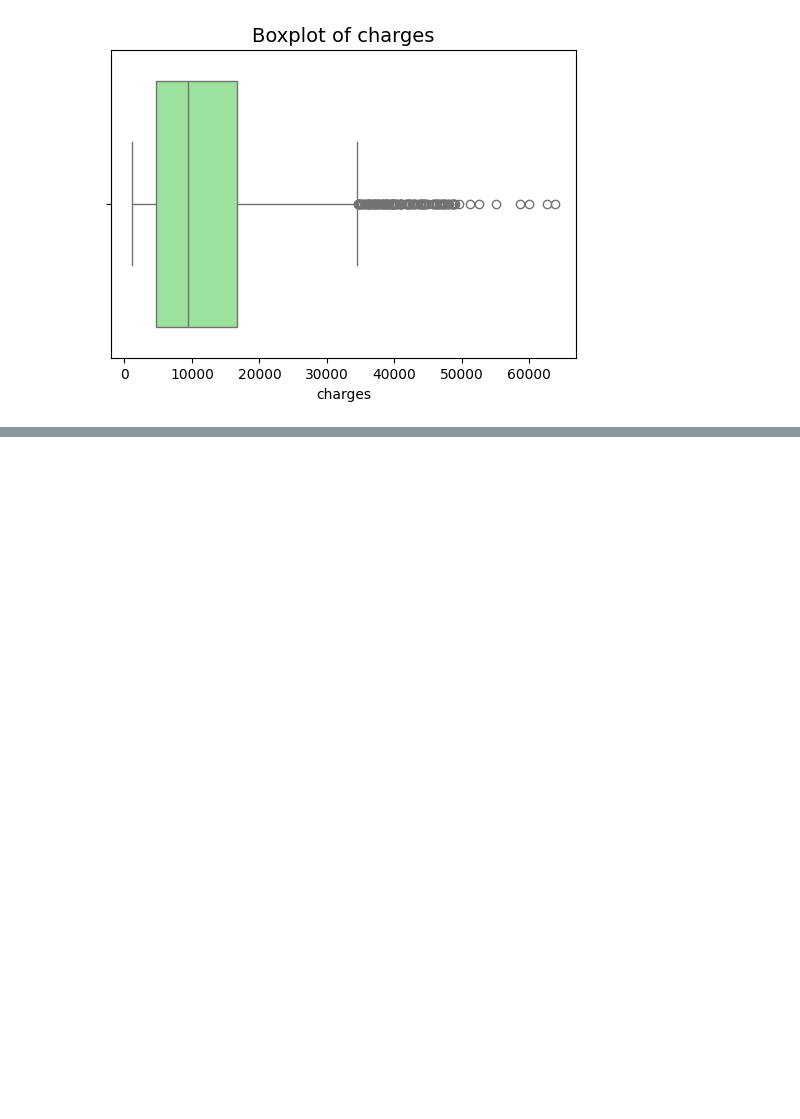
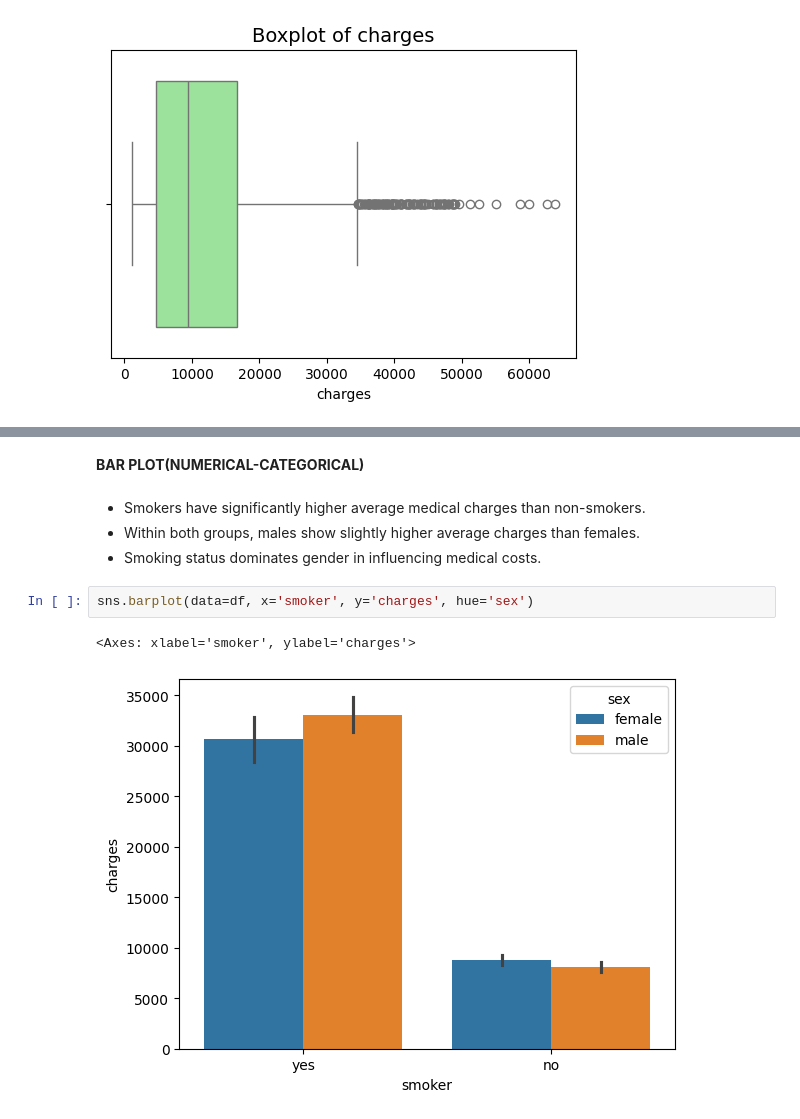
Before and after one commit to samairajn412-png/medical-insurance-cost-prediction, a Jupyter notebook: notebooks/02_univariate_bivariate_analysis.ipynb, the cells around one changed output, grey strips where cells are left out. Saved outputs shown, nothing was run; the diff lists cells and outputs as text; blank space fills up the shorter version.

```diff
--- a/notebooks/02_univariate_bivariate_analysis.ipynb
+++ b/notebooks/02_univariate_bivariate_analysis.ipynb
@@ -92,0 +128,11 @@ for col in numerical_cols:
+# %% [markdown]
+**BAR PLOT(NUMERICAL-CATEGORICAL)**
+# %% [markdown]
+- Smokers have significantly higher average medical charges than non-smokers.
+- Within both groups, males show slightly higher average charges than females.
+- Smoking status dominates gender in influencing medical costs.
+# %%
+sns.barplot(data=df, x='smoker', y='charges', hue='sex')
+# %% [output]
+<Axes: xlabel='smoker', ylabel='charges'>
+[figure, added]
```
Also changed, not shown: parts of 21 cells of this notebook, 2 other files.
